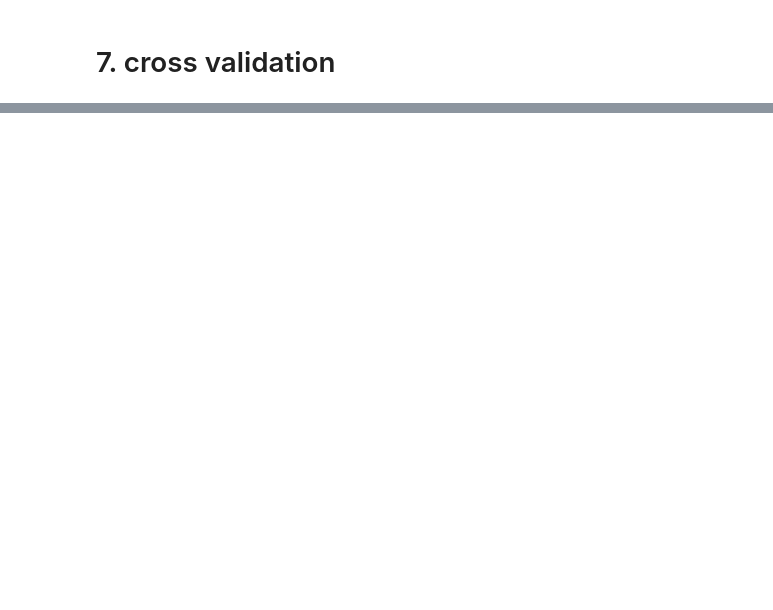
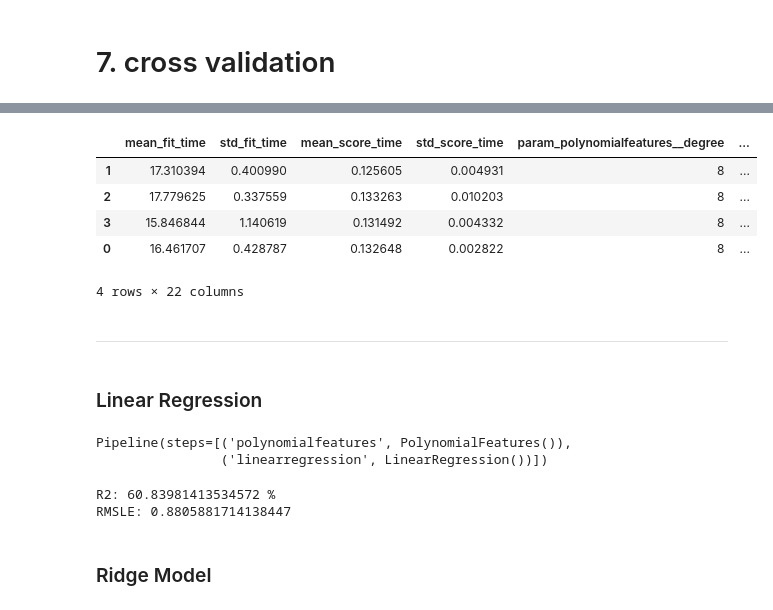
Before and after one commit to brauliotegui/DEMAND, a Jupyter notebook: CapitalBikeShare_Regression.ipynb, the cells around one changed output, grey strips where cells are left out. Drawn from its saved outputs; the diff is of its cells as text; code cells hidden in the pictures; blank space fills up the shorter version.

Commit message:
finished model gridsearch

```diff
--- a/CapitalBikeShare_Regression.ipynb
+++ b/CapitalBikeShare_Regression.ipynb
@@ -586,0 +499,36 @@ array([0.73553561, 0.69015021, 0.69935935, 0.7288486 , 0.70727113])
+# %%
+gs_r = GridSearchCV(pipe_r, params_r,
+                   return_train_score=True,
+                   scoring= RMSE,
+                   cv=5, n_jobs=4).fit(X_train, y_train)
+# %%
+res = pd.DataFrame(gs_r.cv_results_)
+c = ['param_polynomialfeatures__degree', 'mean_test_score', 'mean_train_score']
+res.sort_values('mean_test_score', ascending=False)
+# %% [output]
+|  | mean_fit_time | std_fit_time | mean_score_time | std_score_time | param_polynomialfeatures__degree | ... |
+| 1 | 17.310394 | 0.400990 | 0.125605 | 0.004931 | 8 | ... |
+| 2 | 17.779625 | 0.337559 | 0.133263 | 0.010203 | 8 | ... |
+| 3 | 15.846844 | 1.140619 | 0.131492 | 0.004332 | 8 | ... |
+| 0 | 16.461707 | 0.428787 | 0.132648 | 0.002822 | 8 | ... |
+4 rows × 22 columns
+# %% [markdown]
+---
+# %% [markdown]
+### Linear Regression
+# %%
+pipe_lr.fit(X_train,y_train)
+# %% [output]
+Pipeline(steps=[('polynomialfeatures', PolynomialFeatures()),
+                ('linearregression', LinearRegression())])
+# %%
+ypred = pipe_lr.predict(X_train)
+r2 = r2_score(y_train,ypred)
+print(f"R2: {r2*100} %")
+
+print(f"RMSLE: {np.sqrt(mean_squared_error(y_train,ypred))}")
+# %% [output]
+R2: 60.83981413534572 %
+RMSLE: 0.8805881714138447
+# %% [markdown]
+### Ridge Model
```
Also changed, not shown: parts of 43 cells of this notebook, 1 other file.
